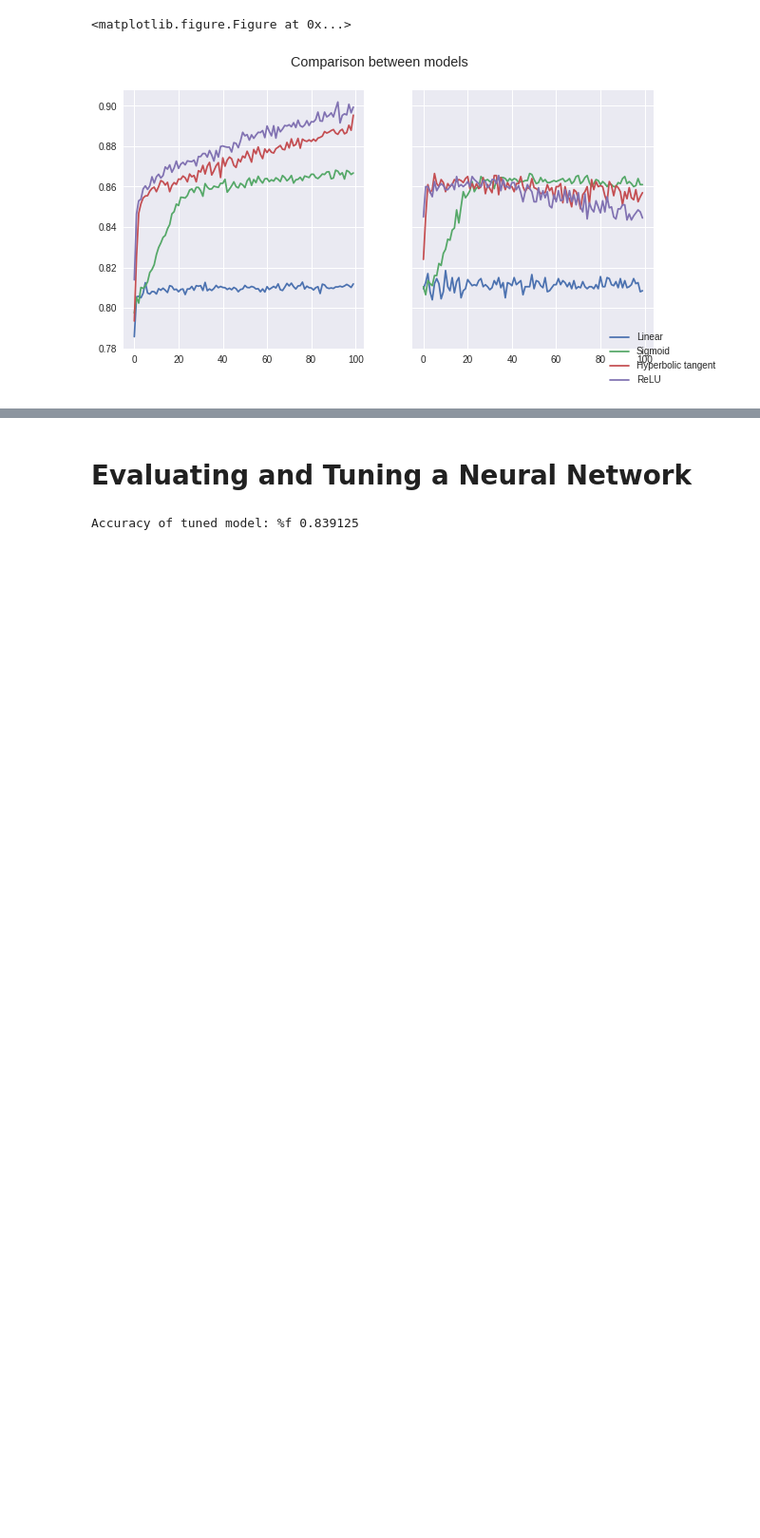
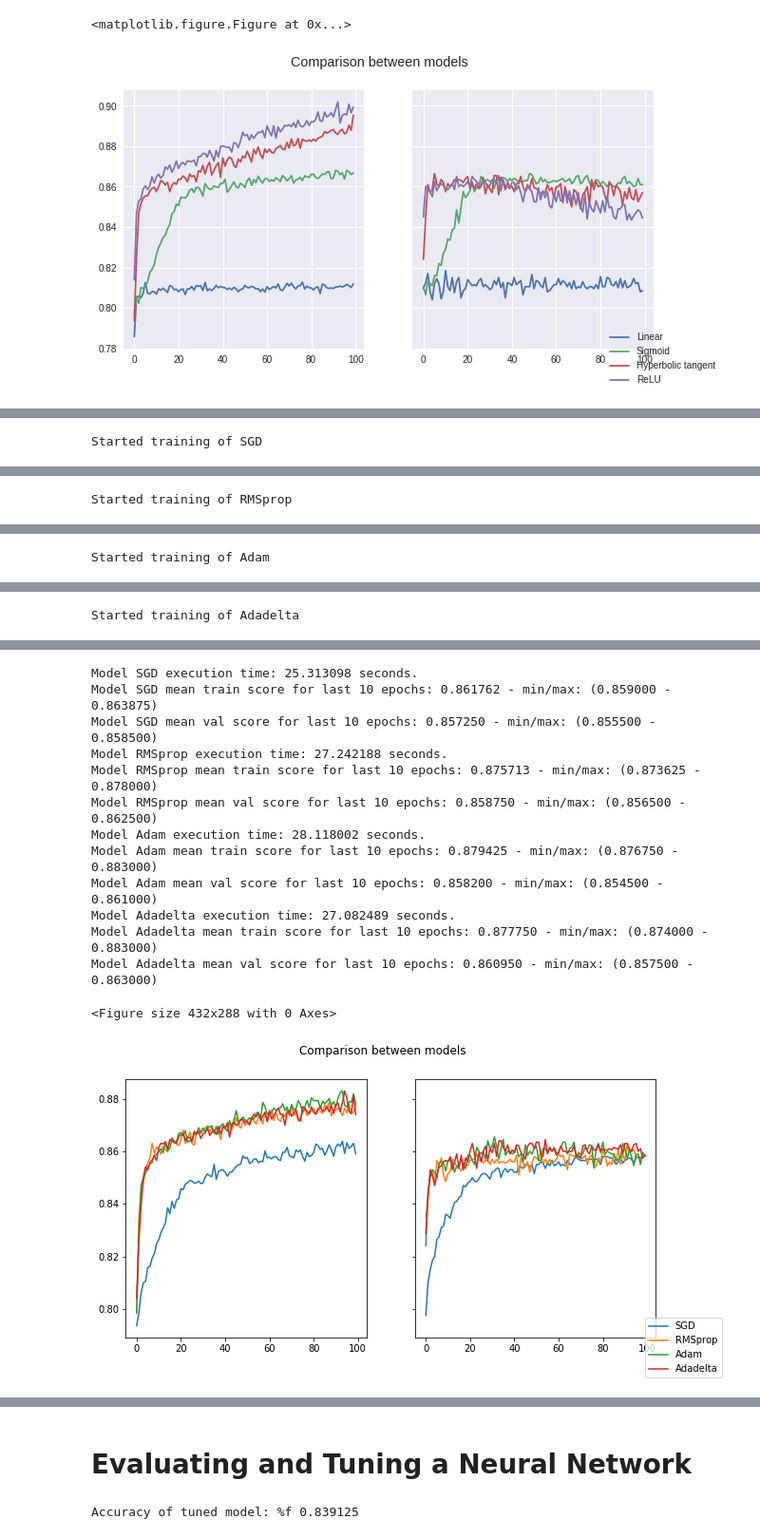
Before and after one commit to apcc-geoslegend/Deep-Learning, a Jupyter notebook: Artificial Neural Networks/Artificial Neural Networks.ipynb, the cells around one changed output, grey strips where cells are left out. Shown: that part at 95% size. Saved outputs shown, nothing was run; the diff lists cells and outputs as text; code cells hidden in the pictures; blank space fills up the shorter version.

Commit message:
Included optimizer tests

```diff
--- a/Artificial Neural Networks/Artificial Neural Networks.ipynb
+++ b/Artificial Neural Networks/Artificial Neural Networks.ipynb
@@ -547,14 +547,14 @@ def basic_ann_architecture():
     ann.compile(optimizer='adam', loss='binary_crossentropy', metrics=['accuracy'])
     return ann
 
-def custom_ann_architecture(units, activations, dropout=True, dropout_rate=0.1):
+def custom_ann_architecture(units, activations, dropout=True, dropout_rate=0.1, optimizer='adam', loss='binary_crossentropy'):
     ann = Sequential()
     for i in range(len(units) - 1):
         ann.add(Dense(units=units[i], activation=activations[i]))
         if dropout:
             ann.add(Dropout(rate=0.1))
     ann.add(Dense(units[-1], activation=activations[-1]))
-    ann.compile(optimizer='adam', loss='binary_crossentropy', metrics=['accuracy'])
+    ann.compile(optimizer=optimizer, loss=loss, metrics=['accuracy'])
     return ann
 
 def get_ann():
@@ -767,0 +787,28 @@ Model ReLU mean val score for last 10 epochs: 0.846850 - min/max: (0.843500 - 0.
+# %%
+import pandas as pd
+from sklearn.pipeline import make_pipeline
+
+#Load data---
+data = pd.read_csv('resources/Churn_Modelling.csv')
+X = data.iloc[:, 3:-1].values
+y = data.iloc[:, -1].values
+
+#Build each model---
+model1 = Pipeline([('preprocessing', preprocessing_pipeline(categorical_features=[1,2], center=True, scale=True, pca=True)),
+                   ('nn', custom_ann_architecture([50, 50, 1], ['relu', 'relu', 'sigmoid'], optimizer='sgd'))])
+
+model2 = Pipeline([('preprocessing', preprocessing_pipeline(categorical_features=[1,2], center=True, scale=True, pca=True)),
+                   ('nn', custom_ann_architecture([50, 50, 1], ['relu', 'relu', 'sigmoid'], optimizer='rmsprop'))])
+
+model3 = Pipeline([('preprocessing', preprocessing_pipeline(categorical_features=[1,2], center=True, scale=True, pca=True)),
+                   ('nn', custom_ann_architecture([50, 50, 1], ['relu', 'relu', 'sigmoid'], optimizer='adam'))])
+
+model4 = Pipeline([('preprocessing', preprocessing_pipeline(categorical_features=[1,2], center=True, scale=True, pca=True)),
+                   ('nn', custom_ann_architecture([50, 50, 1], ['relu', 'relu', 'sigmoid'], optimizer='adadelta'))])
+
+#Use the framework---
+compare_models([model1, model2, model3, model4],
+               ['SGD','RMSprop','Adam','Adadelta'],
+               (X,y), epochs=100)
+# %% [output]
+Started training of SGD
@@ -767,0 +818 @@ Model ReLU mean val score for last 10 epochs: 0.846850 - min/max: (0.843500 - 0.
+Started training of RMSprop
@@ -767,0 +822 @@ Model ReLU mean val score for last 10 epochs: 0.846850 - min/max: (0.843500 - 0.
+Started training of Adam
@@ -767,0 +826 @@ Model ReLU mean val score for last 10 epochs: 0.846850 - min/max: (0.843500 - 0.
+Started training of Adadelta
@@ -767,0 +830,14 @@ Model ReLU mean val score for last 10 epochs: 0.846850 - min/max: (0.843500 - 0.
+Model SGD execution time: 25.313098 seconds.
+Model SGD mean train score for last 10 epochs: 0.861762 - min/max: (0.859000 - 0.863875)
+Model SGD mean val score for last 10 epochs: 0.857250 - min/max: (0.855500 - 0.858500)
+Model RMSprop execution time: 27.242188 seconds.
+Model RMSprop mean train score for last 10 epochs: 0.875713 - min/max: (0.873625 - 0.878000)
+Model RMSprop mean val score for last 10 epochs: 0.858750 - min/max: (0.856500 - 0.862500)
+Model Adam execution time: 28.118002 seconds.
+Model Adam mean train score for last 10 epochs: 0.879425 - min/max: (0.876750 - 0.883000)
+Model Adam mean val score for last 10 epochs: 0.858200 - min/max: (0.854500 - 0.861000)
+Model Adadelta execution time: 27.082489 seconds.
+Model Adadelta mean train score for last 10 epochs: 0.877750 - min/max: (0.874000 - 0.883000)
+Model Adadelta mean val score for last 10 epochs: 0.860950 - min/max: (0.857500 - 0.863000)
+<Figure size 432x288 with 0 Axes>
+[figure, added]
```
Also changed, not shown: parts of 6 cells of this notebook.
